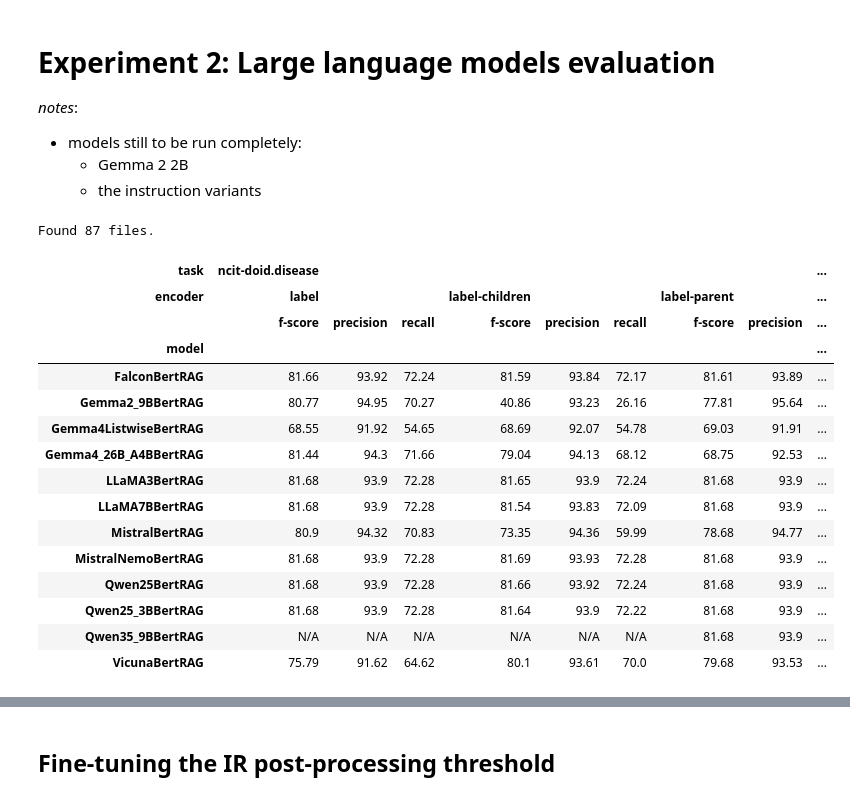
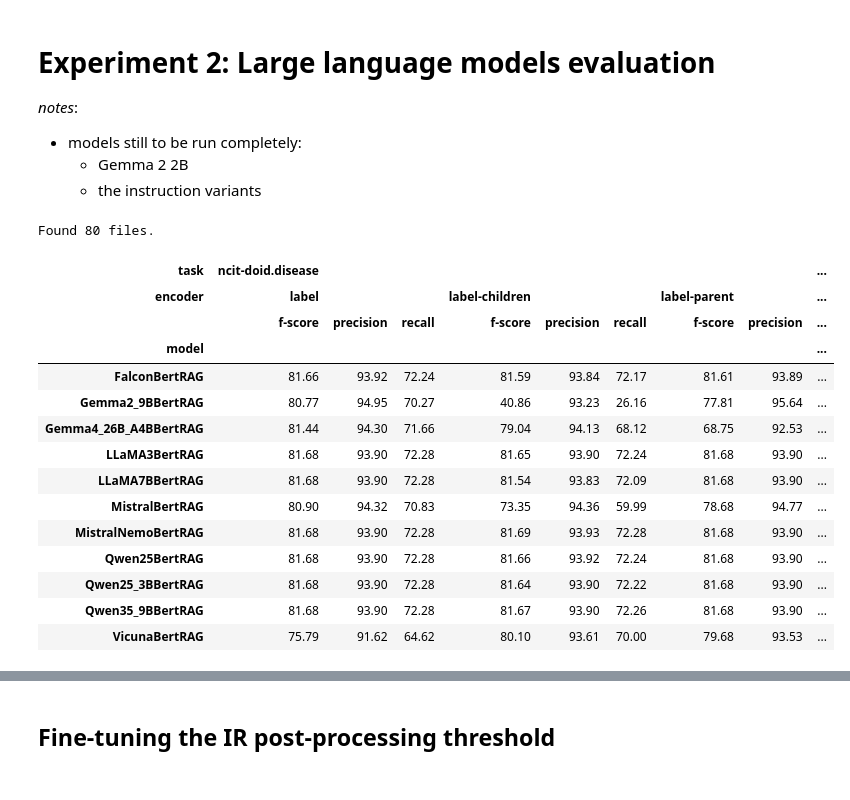
Before and after one commit to simeon2002/LLMs4OM-evaluation-with-modern-LLMs, a Jupyter notebook: experiments/experiments.ipynb, the cells around one changed output, grey strips where cells are left out. Cells and saved outputs as stored; diff of their text form; code cells hidden in the pictures.

```diff
--- a/experiments/experiments.ipynb
+++ b/experiments/experiments.ipynb
@@ -93,22 +109,21 @@ Found 100 files.
     - the instruction variants
 # %%
 pd.set_option('display.max_columns', None   )
-extract_results_from_file_pattern('outputs/bio-ml/*/*BertRAG*.json', datasets=["ncit-doid.disease", "omim-ordo.disease"])
+extract_results_from_file_pattern('outputs/bio-ml/*/rag-*BertRAG*.json', datasets=["ncit-doid.disease", "omim-ordo.disease"])
 # %% [output]
-Found 87 files.
+Found 80 files.
 | task | ncit-doid.disease |  |  |  |  |  |  |  | ... |
 | encoder | label |  |  | label-children |  |  | label-parent |  | ... |
 |  | f-score | precision | recall | f-score | precision | recall | f-score | precision | ... |
 | model |  |  |  |  |  |  |  |  | ... |
 | FalconBertRAG | 81.66 | 93.92 | 72.24 | 81.59 | 93.84 | 72.17 | 81.61 | 93.89 | ... |
 | Gemma2_9BBertRAG | 80.77 | 94.95 | 70.27 | 40.86 | 93.23 | 26.16 | 77.81 | 95.64 | ... |
-| Gemma4ListwiseBertRAG | 68.55 | 91.92 | 54.65 | 68.69 | 92.07 | 54.78 | 69.03 | 91.91 | ... |
-| Gemma4_26B_A4BBertRAG | 81.44 | 94.3 | 71.66 | 79.04 | 94.13 | 68.12 | 68.75 | 92.53 | ... |
-| LLaMA3BertRAG | 81.68 | 93.9 | 72.28 | 81.65 | 93.9 | 72.24 | 81.68 | 93.9 | ... |
-| LLaMA7BBertRAG | 81.68 | 93.9 | 72.28 | 81.54 | 93.83 | 72.09 | 81.68 | 93.9 | ... |
-| MistralBertRAG | 80.9 | 94.32 | 70.83 | 73.35 | 94.36 | 59.99 | 78.68 | 94.77 | ... |
-| MistralNemoBertRAG | 81.68 | 93.9 | 72.28 | 81.69 | 93.93 | 72.28 | 81.68 | 93.9 | ... |
-| Qwen25BertRAG | 81.68 | 93.9 | 72.28 | 81.66 | 93.92 | 72.24 | 81.68 | 93.9 | ... |
-| Qwen25_3BBertRAG | 81.68 | 93.9 | 72.28 | 81.64 | 93.9 | 72.22 | 81.68 | 93.9 | ... |
-| Qwen35_9BBertRAG | N/A | N/A | N/A | N/A | N/A | N/A | 81.68 | 93.9 | ... |
-| VicunaBertRAG | 75.79 | 91.62 | 64.62 | 80.1 | 93.61 | 70.0 | 79.68 | 93.53 | ... |
+| Gemma4_26B_A4BBertRAG | 81.44 | 94.30 | 71.66 | 79.04 | 94.13 | 68.12 | 68.75 | 92.53 | ... |
+| LLaMA3BertRAG | 81.68 | 93.90 | 72.28 | 81.65 | 93.90 | 72.24 | 81.68 | 93.90 | ... |
+| LLaMA7BBertRAG | 81.68 | 93.90 | 72.28 | 81.54 | 93.83 | 72.09 | 81.68 | 93.90 | ... |
+| MistralBertRAG | 80.90 | 94.32 | 70.83 | 73.35 | 94.36 | 59.99 | 78.68 | 94.77 | ... |
+| MistralNemoBertRAG | 81.68 | 93.90 | 72.28 | 81.69 | 93.93 | 72.28 | 81.68 | 93.90 | ... |
+| Qwen25BertRAG | 81.68 | 93.90 | 72.28 | 81.66 | 93.92 | 72.24 | 81.68 | 93.90 | ... |
+| Qwen25_3BBertRAG | 81.68 | 93.90 | 72.28 | 81.64 | 93.90 | 72.22 | 81.68 | 93.90 | ... |
+| Qwen35_9BBertRAG | 81.68 | 93.90 | 72.28 | 81.67 | 93.90 | 72.26 | 81.68 | 93.90 | ... |
+| VicunaBertRAG | 75.79 | 91.62 | 64.62 | 80.10 | 93.61 | 70.00 | 79.68 | 93.53 | ... |
```
Also changed, not shown: parts of 54 cells of this notebook.
